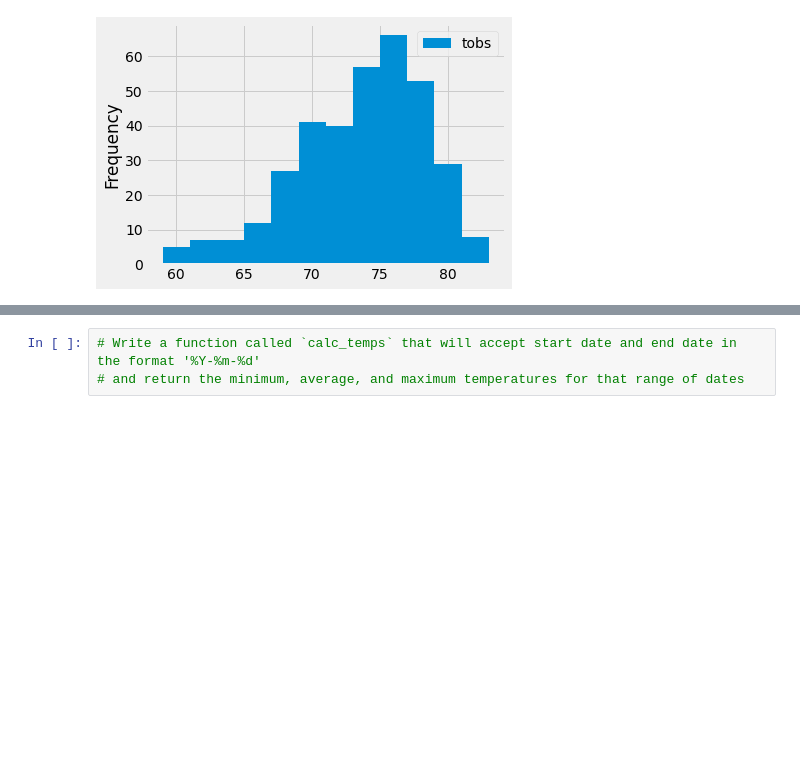
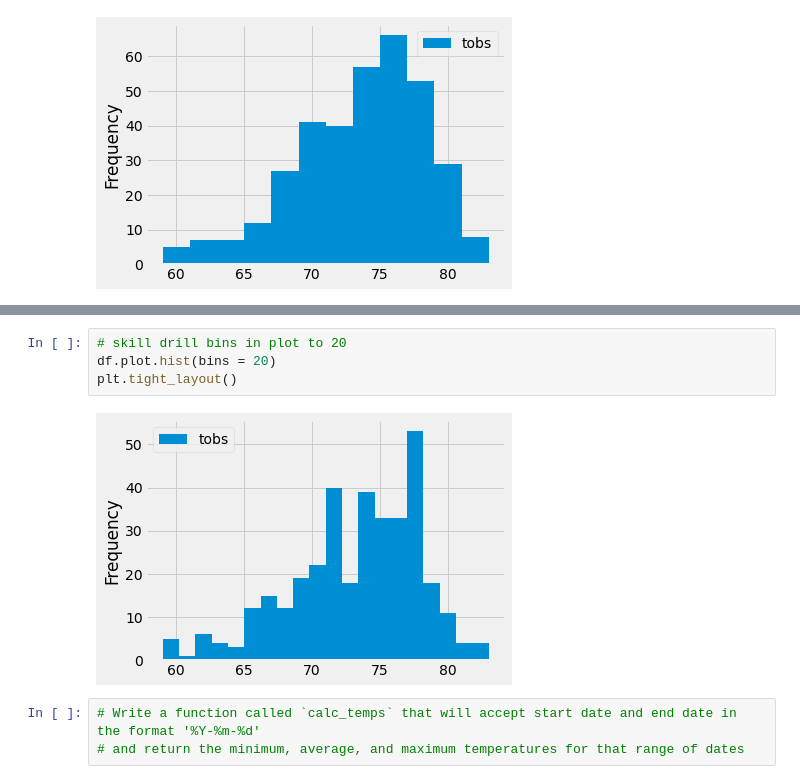
Before and after one commit to amonjaras/surfs_up, a Jupyter notebook: climate_analysis.ipynb, the cells around one changed output, grey strips where cells are left out. Saved outputs shown, nothing was run; the diff lists cells and outputs as text; blank space fills up the shorter version.

```diff
--- a/climate_analysis.ipynb
+++ b/climate_analysis.ipynb
@@ -129,3 +135,9 @@ plt.tight_layout()
+# %%
+# skill drill bins in plot to 20
+df.plot.hist(bins = 20)
+plt.tight_layout()
+# %% [output]
+[figure, added]
 # %%
 # Write a function called `calc_temps` that will accept start date and end date in the format '%Y-%m-%d'
 # and return the minimum, average, and maximum temperatures for that range of dates
```
Also changed, not shown: parts of 1 cell of this notebook.
